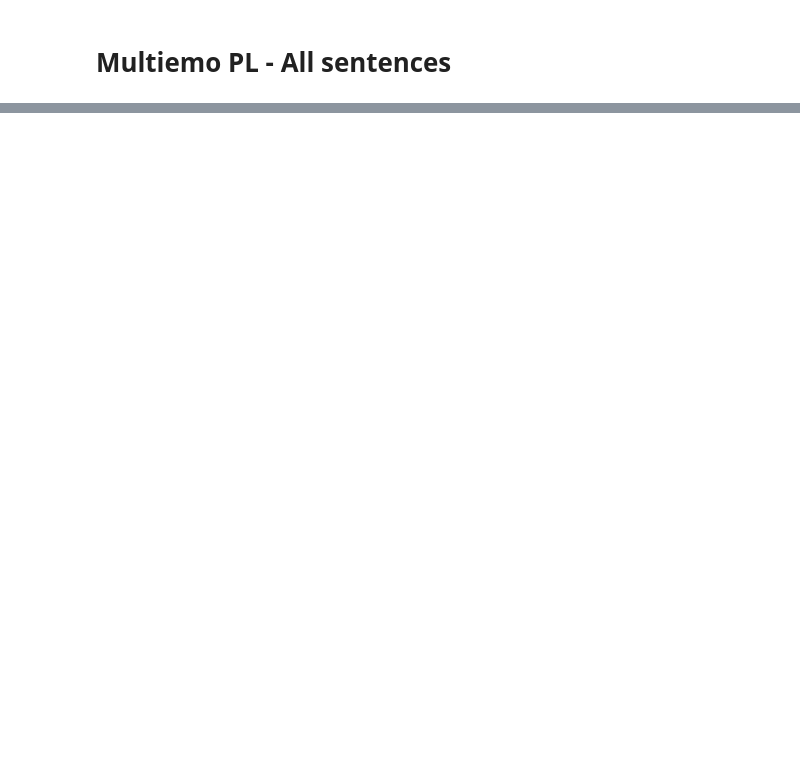
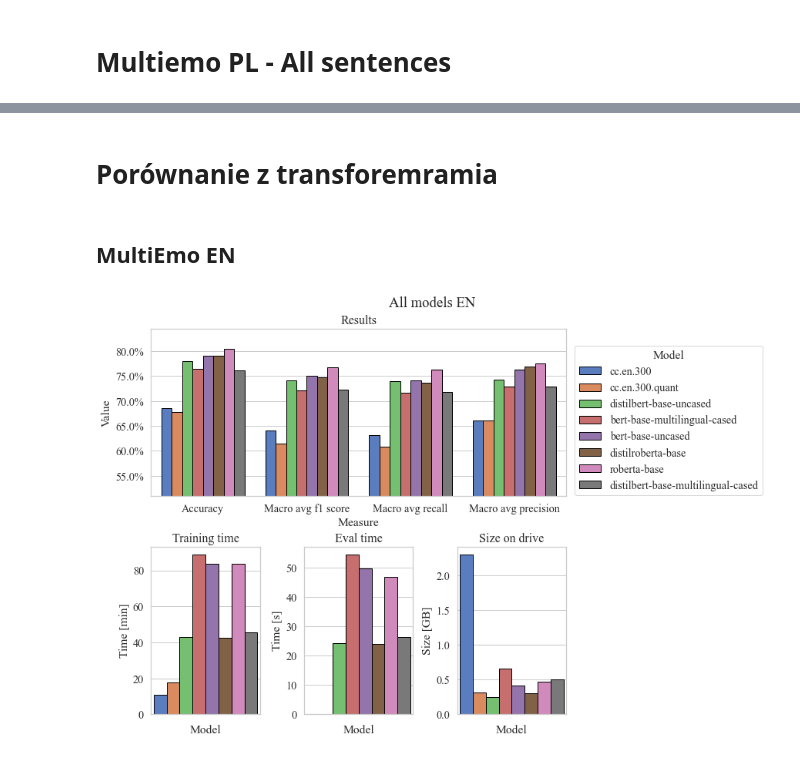
Before and after one commit to wojtek11530/DistilledVsNondistilled, a Jupyter notebook: notebooks/fasttext_results_analysis.ipynb, the cells around one changed output, grey strips where cells are left out. Cells and saved outputs as stored; diff of their text form; code cells hidden in the pictures; blank space fills up the shorter version.

Commit message:
feat: update results and notebooks

```diff
--- a/notebooks/fasttext_results_analysis.ipynb
+++ b/notebooks/fasttext_results_analysis.ipynb
@@ -219 +219,21 @@ print_model_comparison(df, models[0], models[1])
 [figure]
+# %% [markdown]
+# Porównanie z transforemramia
+# %% [markdown]
+## MultiEmo EN
+# %%
+file_name = 'fasttext_results-multiemo_en_all_sentence.csv'
+file_path = os.path.join(DATA_FOLDER, file_name)
+df_fast = load_results_df(file_path)
+
+file_name = 'results-multiemo_en_all_sentence.csv'
+file_path = os.path.join(DATA_FOLDER, file_name)
+df_trans = load_results_df(file_path)
+
+df = pd.concat([df_fast, df_trans], ignore_index=True)
+
+models = ['cc.en.300', 'cc.en.300.quant', 'distilbert-base-uncased', 'bert-base-multilingual-cased',
+          'bert-base-uncased', 'distilroberta-base', 'roberta-base', 'distilbert-base-multilingual-cased']
+visualize_models(df, models, suptitle='All models EN')
+# %% [output]
+[figure, added]
```
Also changed, not shown: parts of 4 cells of this notebook, 4 other files.
